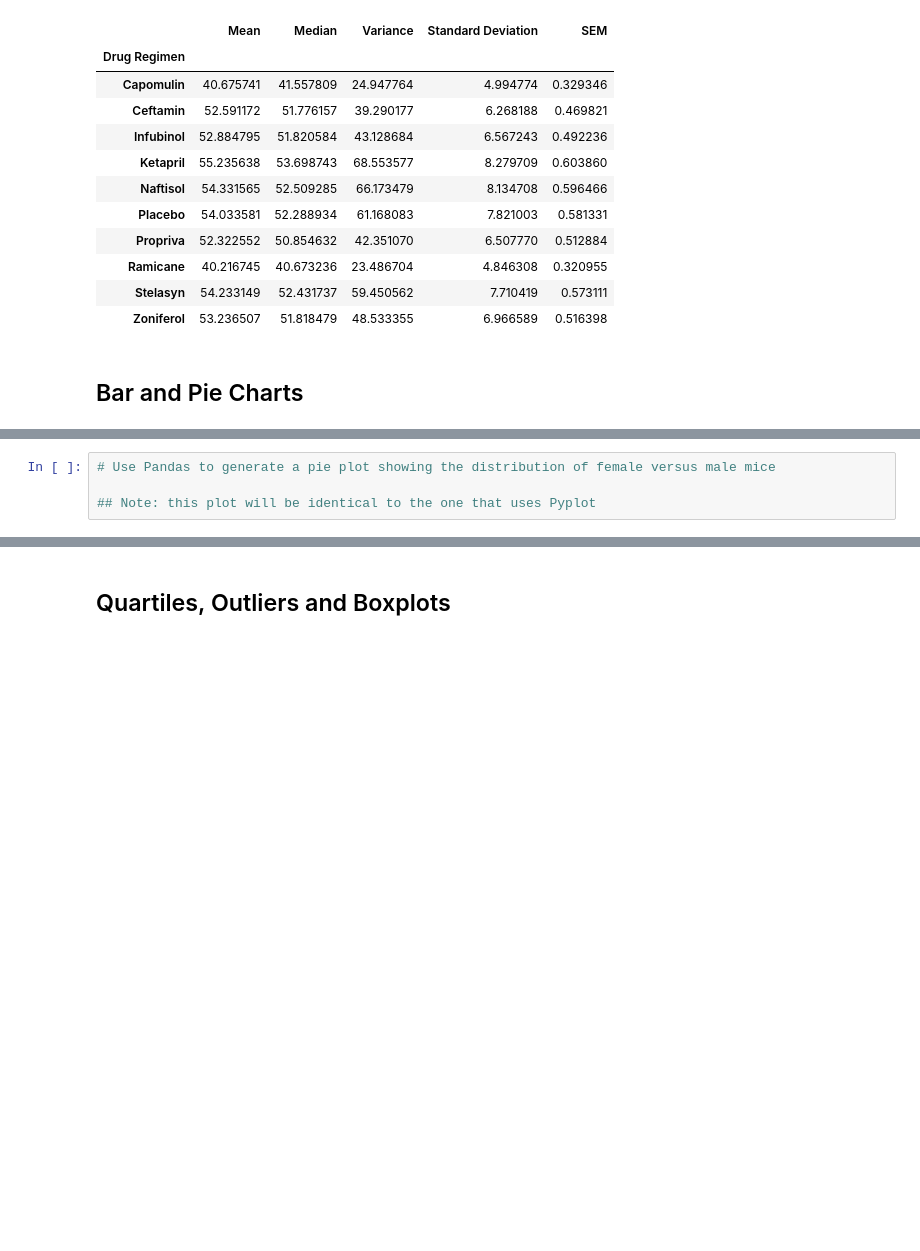
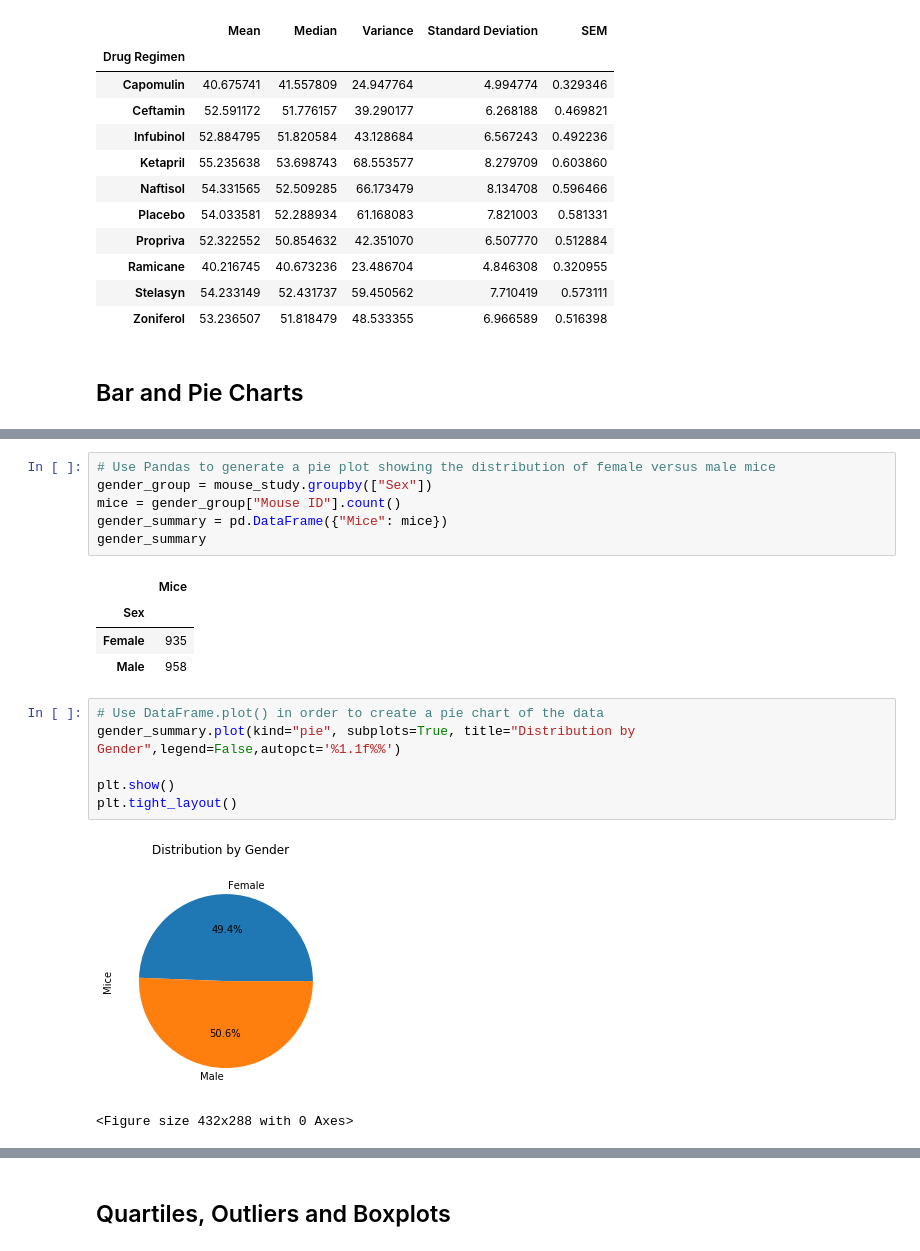
Before and after one commit to GGVittoria/Matplotlib-Homework, a Jupyter notebook: Pymaceuticals/pymaceuticals_JV.ipynb, the cells around one changed output, grey strips where cells are left out. Cells and saved outputs as stored; diff of their text form; blank space fills up the shorter version.

```diff
--- a/Pymaceuticals/pymaceuticals_JV.ipynb
+++ b/Pymaceuticals/pymaceuticals_JV.ipynb
@@ -200,6 +237,22 @@ summary_statistics
 # %%
 # Use Pandas to generate a pie plot showing the distribution of female versus male mice
-
-## Note: this plot will be identical to the one that uses Pyplot
+gender_group = mouse_study.groupby(["Sex"])
+mice = gender_group["Mouse ID"].count()
+gender_summary = pd.DataFrame({"Mice": mice})
+gender_summary
+# %% [output]
+|  | Mice |
+| Sex |  |
+| Female | 935 |
+| Male | 958 |
+# %%
+# Use DataFrame.plot() in order to create a pie chart of the data
+gender_summary.plot(kind="pie", subplots=True, title="Distribution by Gender",legend=False,autopct='%1.1f%%')
+
+plt.show()
+plt.tight_layout()
+# %% [output]
+[figure, added]
+<Figure size 432x288 with 0 Axes>
 # %%
 # Use Pyplot to generate a pie plot showing the distribution of female versus male mice
```
Also changed, not shown: parts of 10 cells of this notebook.
